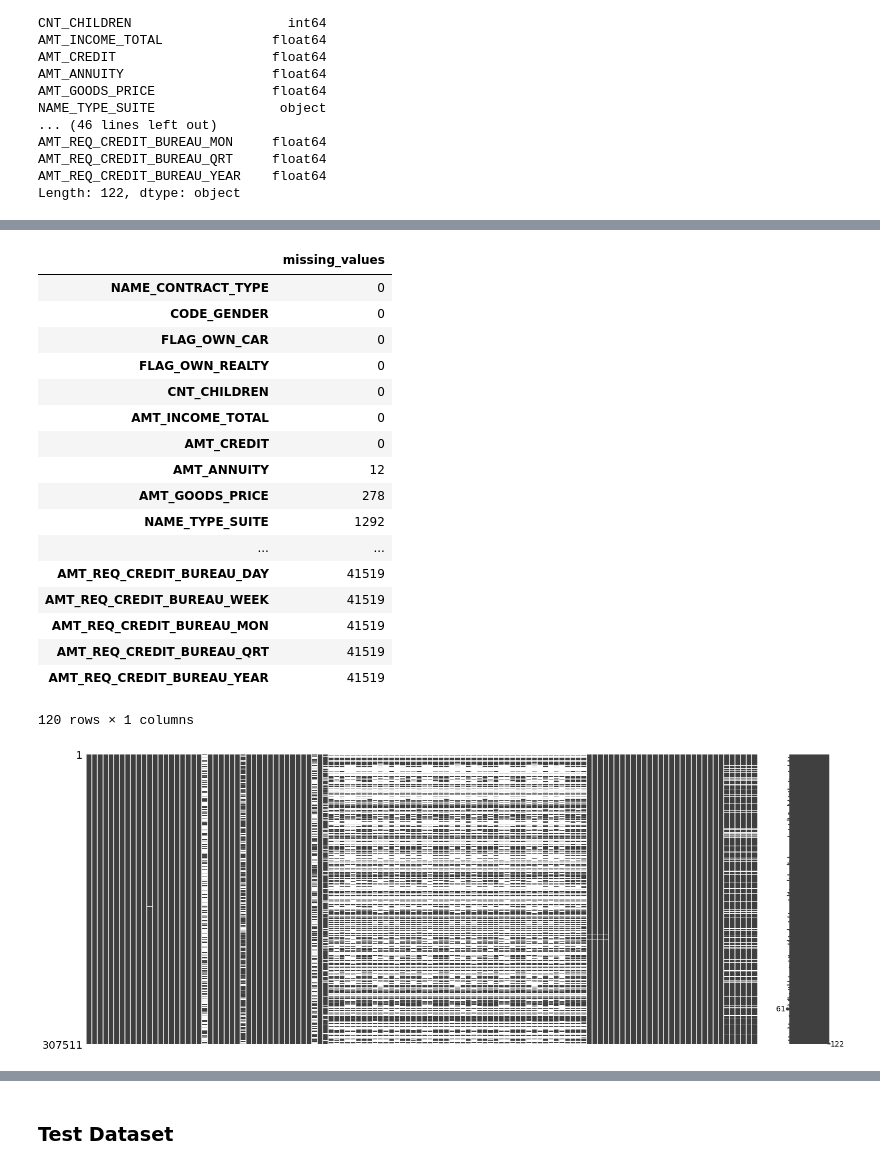
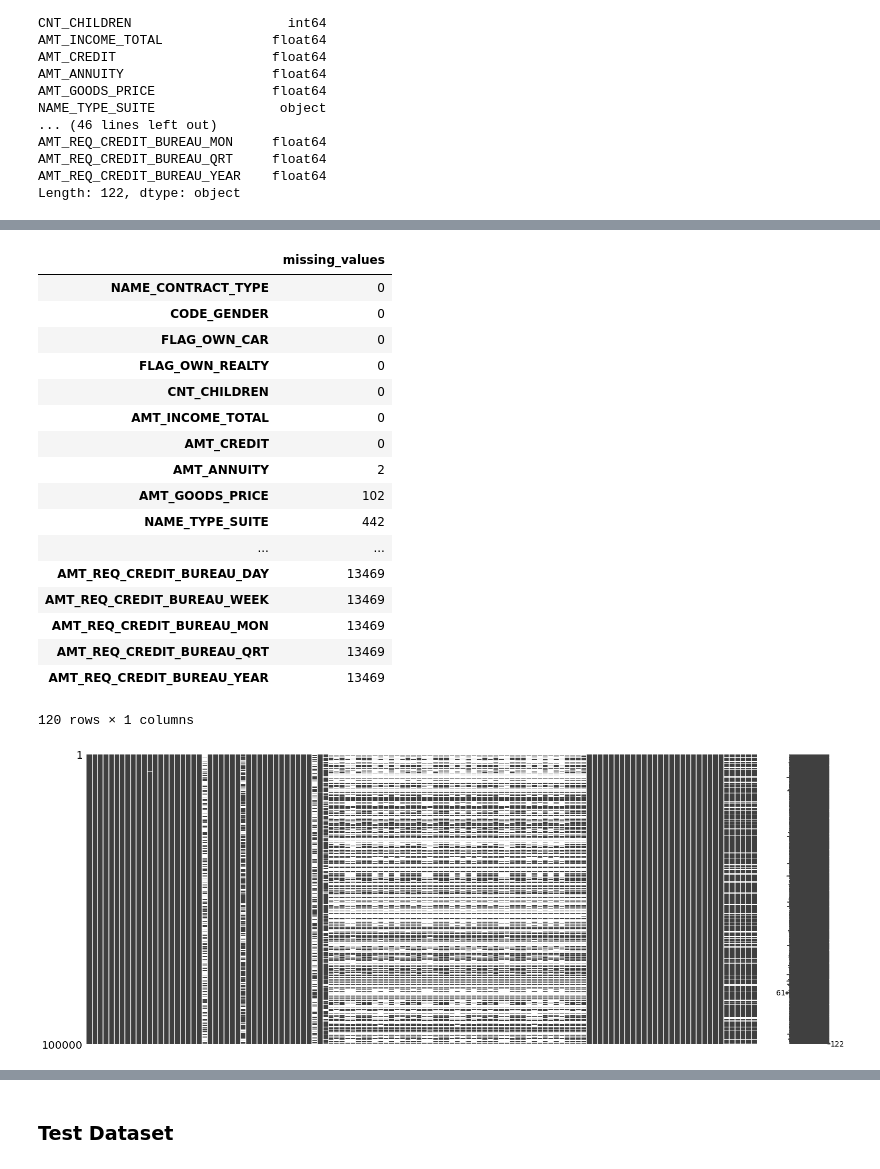
Before and after one commit to noritsugu-yamada/diveintocode, a Jupyter notebook: sprint1/sprint1-ml-scratch-intro.ipynb, the cells around one changed output, grey strips where cells are left out. Cells and saved outputs as stored; diff of their text form; code cells hidden in the pictures.

```diff
--- a/sprint1/sprint1-ml-scratch-intro.ipynb
+++ b/sprint1/sprint1-ml-scratch-intro.ipynb
@@ -19,9 +221,9 @@ from sklearn.model_selection import KFold
 # %%
 # get the train dataset
 
-train = pd.read_csv('application_train.csv')
+df_train = pd.read_csv('application_train.csv')
 
-#train = train.sample(40000)
+df_train = df_train.sample(100000)
 # %%
 # grasp the contents of the train dataset
 
@@ -68,7 +269,7 @@ train.describe()
 # %%
 # check whether each feature value has missing values of the train dataset
 
-n_missing_values = train.isnull().sum().drop("SK_ID_CURR").drop("TARGET")
+n_missing_values = df_train.isnull().sum().drop("SK_ID_CURR").drop("TARGET")
 
 n_missing_values_table = pd.DataFrame({
     'missing_values': n_missing_values
@@ -84,20 +285,20 @@ n_missing_values_table
 | CNT_CHILDREN | 0 |
 | AMT_INCOME_TOTAL | 0 |
 | AMT_CREDIT | 0 |
-| AMT_ANNUITY | 12 |
-| AMT_GOODS_PRICE | 278 |
-| NAME_TYPE_SUITE | 1292 |
+| AMT_ANNUITY | 2 |
+| AMT_GOODS_PRICE | 102 |
+| NAME_TYPE_SUITE | 442 |
 | ... | ... |
-| AMT_REQ_CREDIT_BUREAU_DAY | 41519 |
-| AMT_REQ_CREDIT_BUREAU_WEEK | 41519 |
-| AMT_REQ_CREDIT_BUREAU_MON | 41519 |
-| AMT_REQ_CREDIT_BUREAU_QRT | 41519 |
-| AMT_REQ_CREDIT_BUREAU_YEAR | 41519 |
+| AMT_REQ_CREDIT_BUREAU_DAY | 13469 |
+| AMT_REQ_CREDIT_BUREAU_WEEK | 13469 |
+| AMT_REQ_CREDIT_BUREAU_MON | 13469 |
+| AMT_REQ_CREDIT_BUREAU_QRT | 13469 |
+| AMT_REQ_CREDIT_BUREAU_YEAR | 13469 |
 120 rows × 1 columns
 # %%
-msno.matrix(train)
+msno.matrix(df_train)
 
 plt.show()
 # %% [output]
-[figure, old version]
+[figure, new version]
 # %%
```
Also changed, not shown: parts of 82 cells of this notebook.
